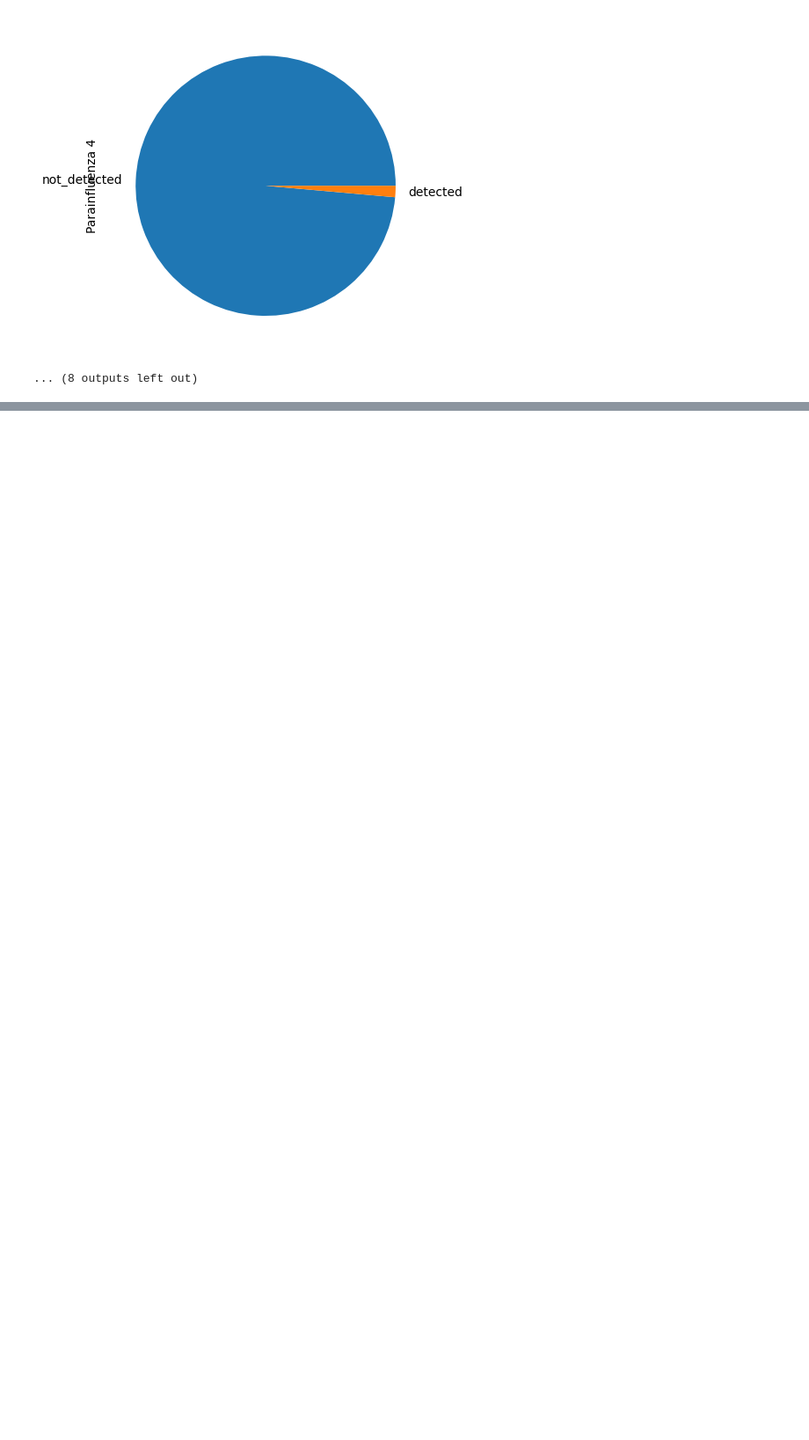
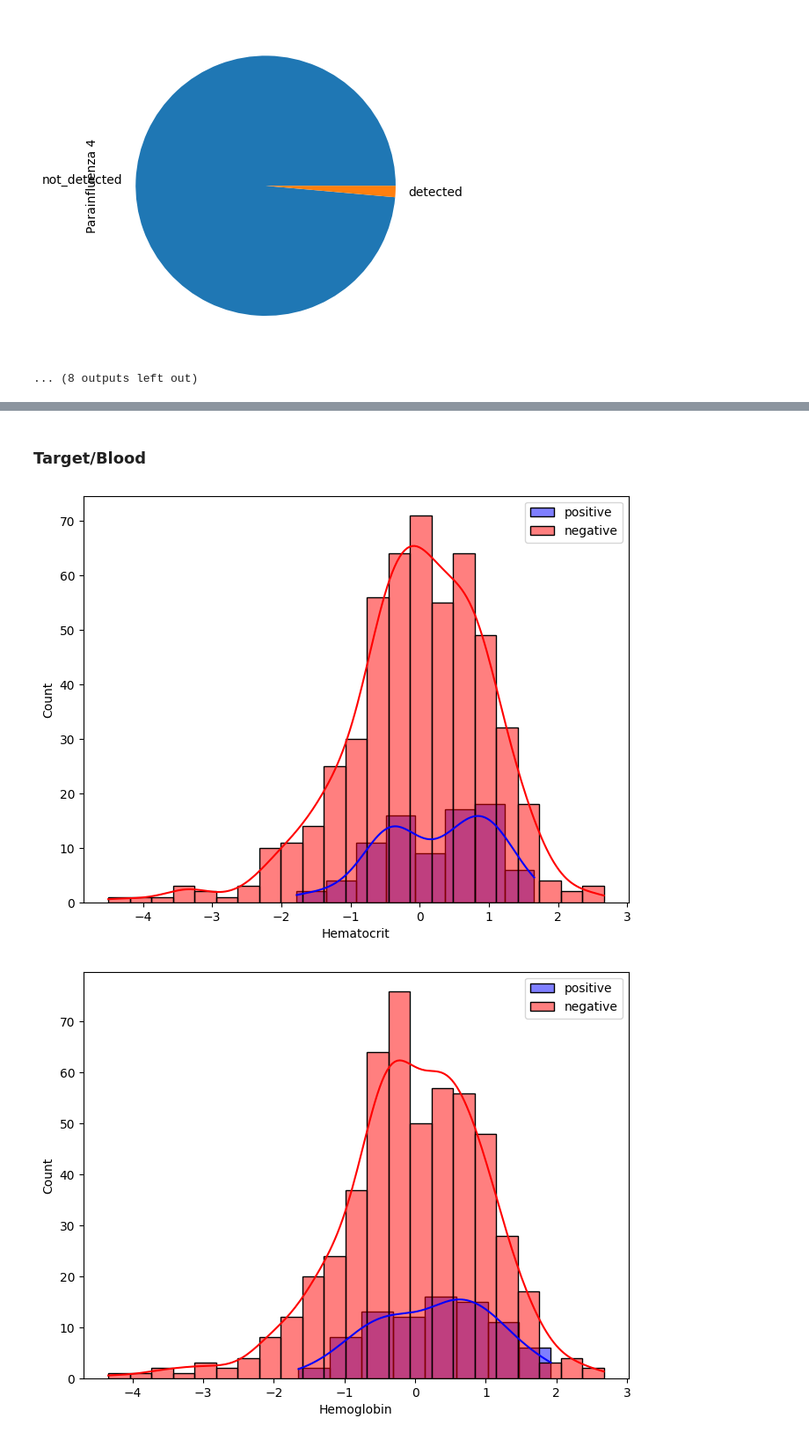
Before and after one commit to Just1919/Projet_Covid, a Jupyter notebook: Projet_Covid.ipynb, the cells around one changed output, grey strips where cells are left out. Shown at 88% size. Drawn from its saved outputs; the diff is of its cells as text; code cells hidden in the pictures; blank space fills up the shorter version.

```diff
--- a/Projet_Covid.ipynb
+++ b/Projet_Covid.ipynb
@@ -289,0 +300,4 @@ for col in df.select_dtypes('object'):
+# %%
+positive_df=df[df['SARS-Cov-2 exam result']== 'positive']
+# %%
+negative_df=df[df['SARS-Cov-2 exam result']== 'negative']
@@ -289,0 +306,4 @@ for col in df.select_dtypes('object'):
+# %%
+missing_rate=df.isna().sum()/df.shape[0]
+# %%
+blood_columns=df.columns[(missing_rate< 0.9)&(missing_rate > 0.88)]
@@ -289,0 +333,11 @@ for col in df.select_dtypes('object'):
+# %% [markdown]
+### **Target/Blood**
+# %%
+for col in blood_columns:
+    plt.figure(figsize=(8, 6))  # Définition de la taille de la figure
+    sns.histplot(positive_df[col], label="positive", kde=True, color='blue')  # Tracé de l'histogramme pour les valeurs positives
+    sns.histplot(negative_df[col], label="negative", kde=True, color='red')  # Tracé de l'histogramme pour les valeurs négatives
+    plt.legend()
+# %% [output]
+[figure, added]
+[figure, added]
```
Also changed, not shown: parts of 9 cells of this notebook.
